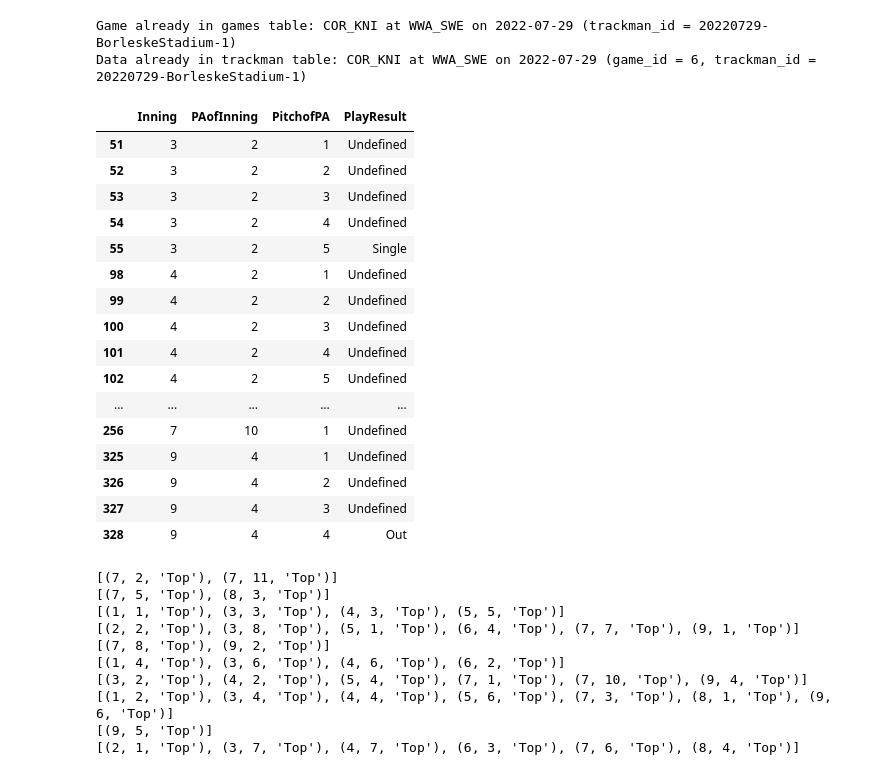
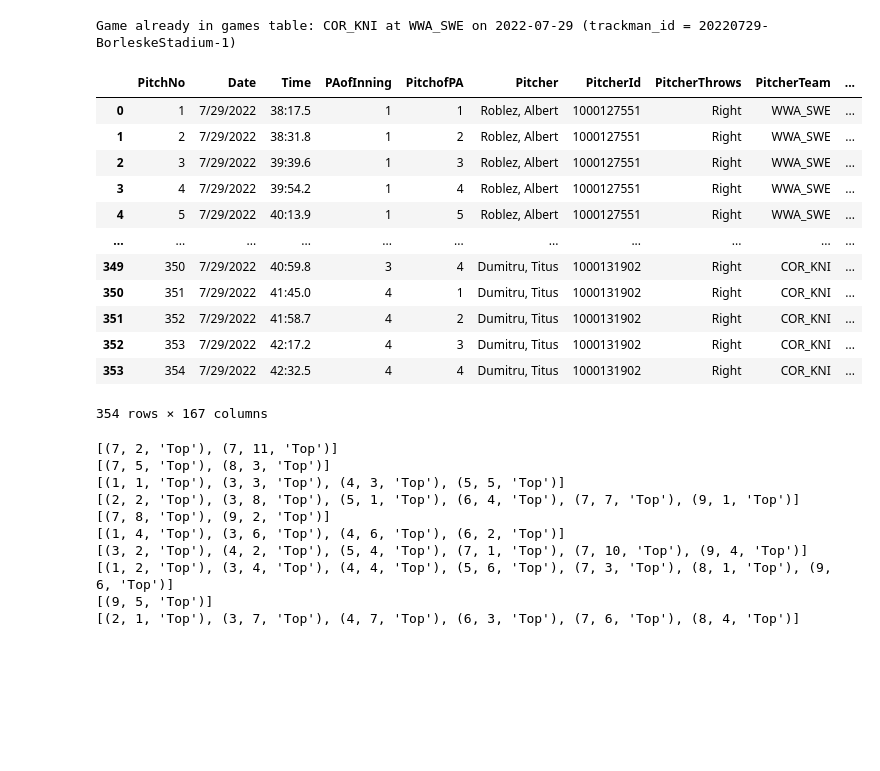
Before and after one commit to rylar8/rylar_baseball, a Jupyter notebook: testing.ipynb, the cells around one changed output. Saved outputs shown, nothing was run; the diff lists cells and outputs as text; code cells hidden in the pictures; blank space fills up the shorter version.

Commit message:
altered database to include more trackman data

```diff
--- a/testing.ipynb
+++ b/testing.ipynb
@@ -8,27 +8,22 @@ from game import Game
 # %%
 game2 = Game()
 game2.loadCSV(sampleCSV)
-game2.data[game2.data['Batter'] == 'Loveless, Ethan'][['Inning', 'PAofInning', 'PitchofPA', 'PlayResult']]
+game2.data
 # %% [output]
 Game already in games table: COR_KNI at WWA_SWE on 2022-07-29 (trackman_id = 20220729-BorleskeStadium-1)
-Data already in trackman table: COR_KNI at WWA_SWE on 2022-07-29 (game_id = 6, trackman_id = 20220729-BorleskeStadium-1)
-|  | Inning | PAofInning | PitchofPA | PlayResult |
-| 51 | 3 | 2 | 1 | Undefined |
-| 52 | 3 | 2 | 2 | Undefined |
-| 53 | 3 | 2 | 3 | Undefined |
-| 54 | 3 | 2 | 4 | Undefined |
-| 55 | 3 | 2 | 5 | Single |
-| 98 | 4 | 2 | 1 | Undefined |
-| 99 | 4 | 2 | 2 | Undefined |
-| 100 | 4 | 2 | 3 | Undefined |
-| 101 | 4 | 2 | 4 | Undefined |
-| 102 | 4 | 2 | 5 | Undefined |
-| ... | ... | ... | ... | ... |
-| 256 | 7 | 10 | 1 | Undefined |
-| 325 | 9 | 4 | 1 | Undefined |
-| 326 | 9 | 4 | 2 | Undefined |
-| 327 | 9 | 4 | 3 | Undefined |
-| 328 | 9 | 4 | 4 | Out |
+|  | PitchNo | Date | Time | PAofInning | PitchofPA | Pitcher | PitcherId | PitcherThrows | PitcherTeam | ... |
+| 0 | 1 | 7/29/2022 | 38:17.5 | 1 | 1 | Roblez, Albert | 1000127551 | Right | WWA_SWE | ... |
+| 1 | 2 | 7/29/2022 | 38:31.8 | 1 | 2 | Roblez, Albert | 1000127551 | Right | WWA_SWE | ... |
+| 2 | 3 | 7/29/2022 | 39:39.6 | 1 | 3 | Roblez, Albert | 1000127551 | Right | WWA_SWE | ... |
+| 3 | 4 | 7/29/2022 | 39:54.2 | 1 | 4 | Roblez, Albert | 1000127551 | Right | WWA_SWE | ... |
+| 4 | 5 | 7/29/2022 | 40:13.9 | 1 | 5 | Roblez, Albert | 1000127551 | Right | WWA_SWE | ... |
+| ... | ... | ... | ... | ... | ... | ... | ... | ... | ... | ... |
+| 349 | 350 | 7/29/2022 | 40:59.8 | 3 | 4 | Dumitru, Titus | 1000131902 | Right | COR_KNI | ... |
+| 350 | 351 | 7/29/2022 | 41:45.0 | 4 | 1 | Dumitru, Titus | 1000131902 | Right | COR_KNI | ... |
+| 351 | 352 | 7/29/2022 | 41:58.7 | 4 | 2 | Dumitru, Titus | 1000131902 | Right | COR_KNI | ... |
+| 352 | 353 | 7/29/2022 | 42:17.2 | 4 | 3 | Dumitru, Titus | 1000131902 | Right | COR_KNI | ... |
+| 353 | 354 | 7/29/2022 | 42:32.5 | 4 | 4 | Dumitru, Titus | 1000131902 | Right | COR_KNI | ... |
+354 rows × 167 columns
 # %%
 game2.writeHitterReports('COR_KNI')
 # %% [output]
```
Also changed, not shown: parts of 2 cells of this notebook, 3 other files.
